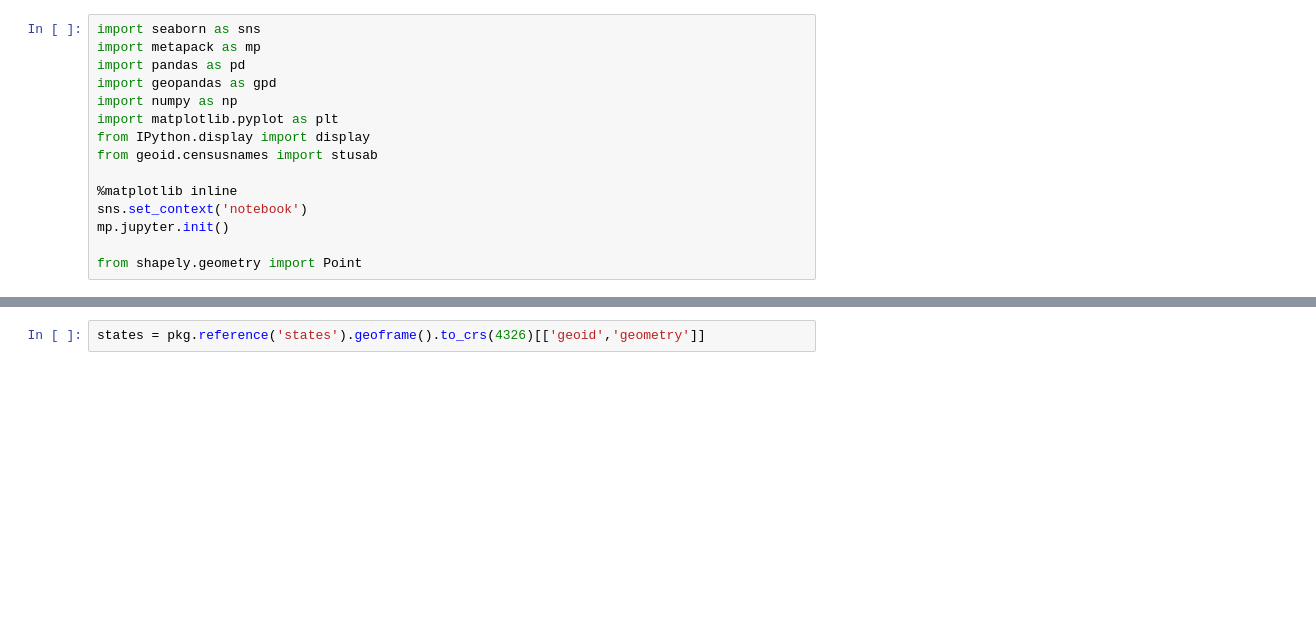
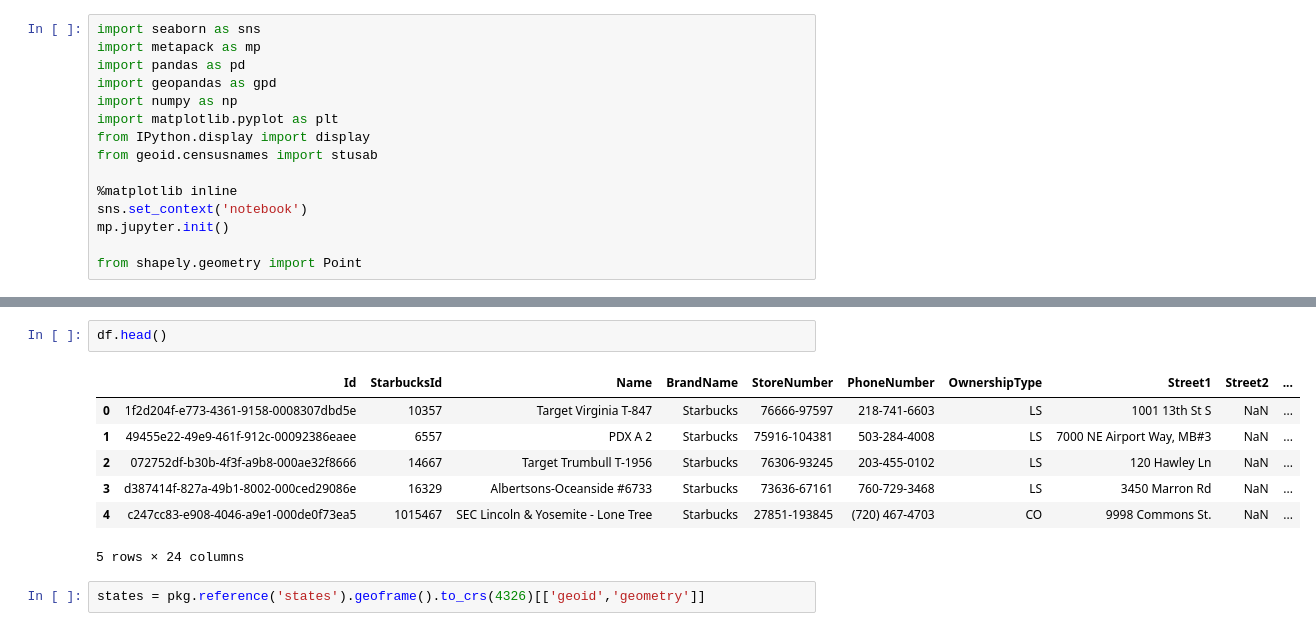
Before and after one commit to metatab-packages/chrismeller.github.com-starbucks, a Jupyter notebook: notebooks/convert.ipynb, the cells around one changed output, grey strips where cells are left out. Drawn from its saved outputs; the diff is of its cells as text; blank space fills up the shorter version.

```diff
--- a/notebooks/convert.ipynb
+++ b/notebooks/convert.ipynb
@@ -40,3 +55,13 @@ df = pkg.resource('all_starbucks').dataframe().dropna(subset=['Longitude','Latit
+# %%
+df.head()
+# %% [output]
+|  | Id | StarbucksId | Name | BrandName | StoreNumber | PhoneNumber | OwnershipType | Street1 | Street2 | ... |
+| 0 | 1f2d204f-e773-4361-9158-0008307dbd5e | 10357 | Target Virginia T-847 | Starbucks | 76666-97597 | 218-741-6603 | LS | 1001 13th St S | NaN | ... |
+| 1 | 49455e22-49e9-461f-912c-00092386eaee | 6557 | PDX A 2 | Starbucks | 75916-104381 | 503-284-4008 | LS | 7000 NE Airport Way, MB#3 | NaN | ... |
+| 2 | 072752df-b30b-4f3f-a9b8-000ae32f8666 | 14667 | Target Trumbull T-1956 | Starbucks | 76306-93245 | 203-455-0102 | LS | 120 Hawley Ln | NaN | ... |
+| 3 | d387414f-827a-49b1-8002-000ced29086e | 16329 | Albertsons-Oceanside #6733 | Starbucks | 73636-67161 | 760-729-3468 | LS | 3450 Marron Rd | NaN | ... |
+| 4 | c247cc83-e908-4046-a9e1-000de0f73ea5 | 1015467 | SEC Lincoln & Yosemite - Lone Tree | Starbucks | 27851-193845 | (720) 467-4703 | CO | 9998 Commons St. | NaN | ... |
+5 rows × 24 columns
 # %%
 states = pkg.reference('states').geoframe().to_crs(4326)[['geoid','geometry']]
 # %%
```
Also changed, not shown: parts of 7 cells of this notebook, 4 other files.
